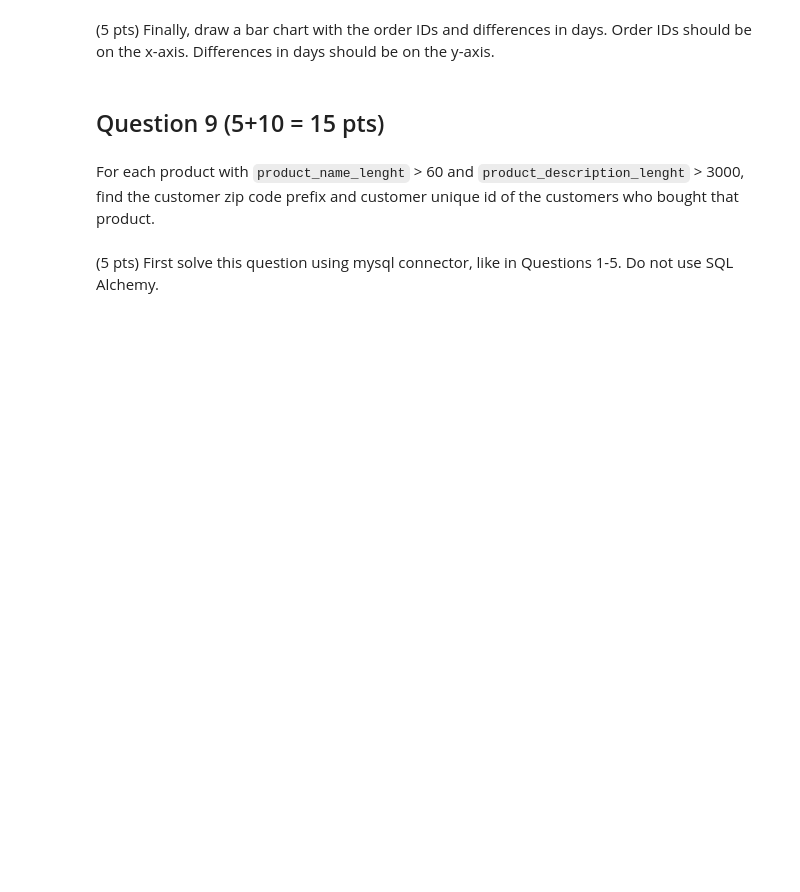
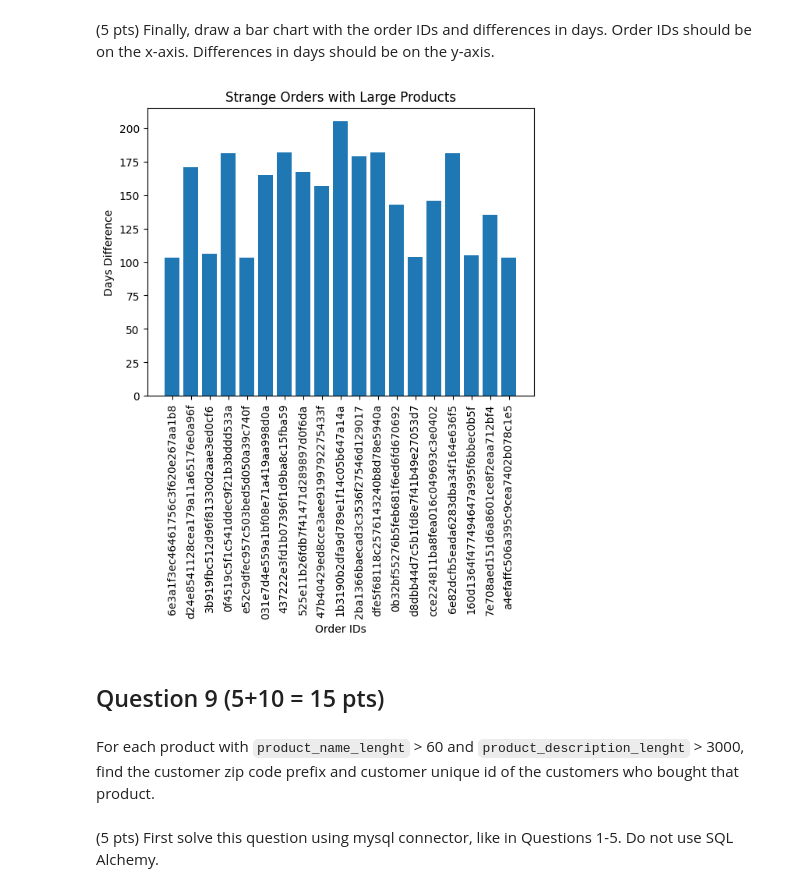
Before and after one commit to yguven17/DATABASE-MANAGEMENT-SYSTEMS, a Jupyter notebook: Homeworks/HW4/HW4.ipynb, the cells around one changed output. Cells and saved outputs as stored; diff of their text form; code cells hidden in the pictures; blank space fills up the shorter version.

```diff
--- a/Homeworks/HW4/HW4.ipynb
+++ b/Homeworks/HW4/HW4.ipynb
@@ -247,5 +350,5 @@ from sqlalchemy.sql.expression import alias
 # %%
-engine = db.create_engine("mysql+pymysql://root:WRITE_YOUR_PASSWORD@localhost/ps_ecommerce")
+engine = db.create_engine("mysql+pymysql://root:password@localhost/ps_ecommerce")
 connection = engine.connect()
 # %%
 Base = declarative_base()
@@ -345,0 +505,10 @@ their `order_delivered_carrier_date` and `order_delivered_customer_date`. Result
+# %%
+large_products = session.query(Products.product_id).filter(Products.product_weight_g > 400, Products.product_length_cm > 10).subquery()
+
+strange_orders = session.query(Orders.order_id, func.datediff(Orders.order_delivered_customer_date, Orders.order_delivered_carrier_date)).\
+                join(OrderItems, Orders.order_id == OrderItems.order_id).\
+                filter(OrderItems.product_id.in_(large_products)).\
+                filter(func.datediff(Orders.order_delivered_customer_date, Orders.order_delivered_carrier_date) > 100).all()
+
+for order_id, days_difference in strange_orders:
+    print(f"{order_id} -> {days_difference}")
@@ -354,3 +537,15 @@ their `order_delivered_carrier_date` and `order_delivered_customer_date`. Result
+# %%
+order_ids = [order_id for order_id, _ in strange_orders]
+days_differences = [days_difference for _, days_difference in strange_orders]
+
+plt.bar(order_ids, days_differences)
+plt.xlabel("Order IDs")
+plt.ylabel("Days Difference")
+plt.title("Strange Orders with Large Products")
+plt.xticks(rotation=90)
+plt.show()
+# %% [output]
+[figure, added]
 # %% [markdown]
 ## Question 9 (5+10 = 15 pts)
 # %% [markdown]
```
Also changed, not shown: parts of 36 cells of this notebook.
